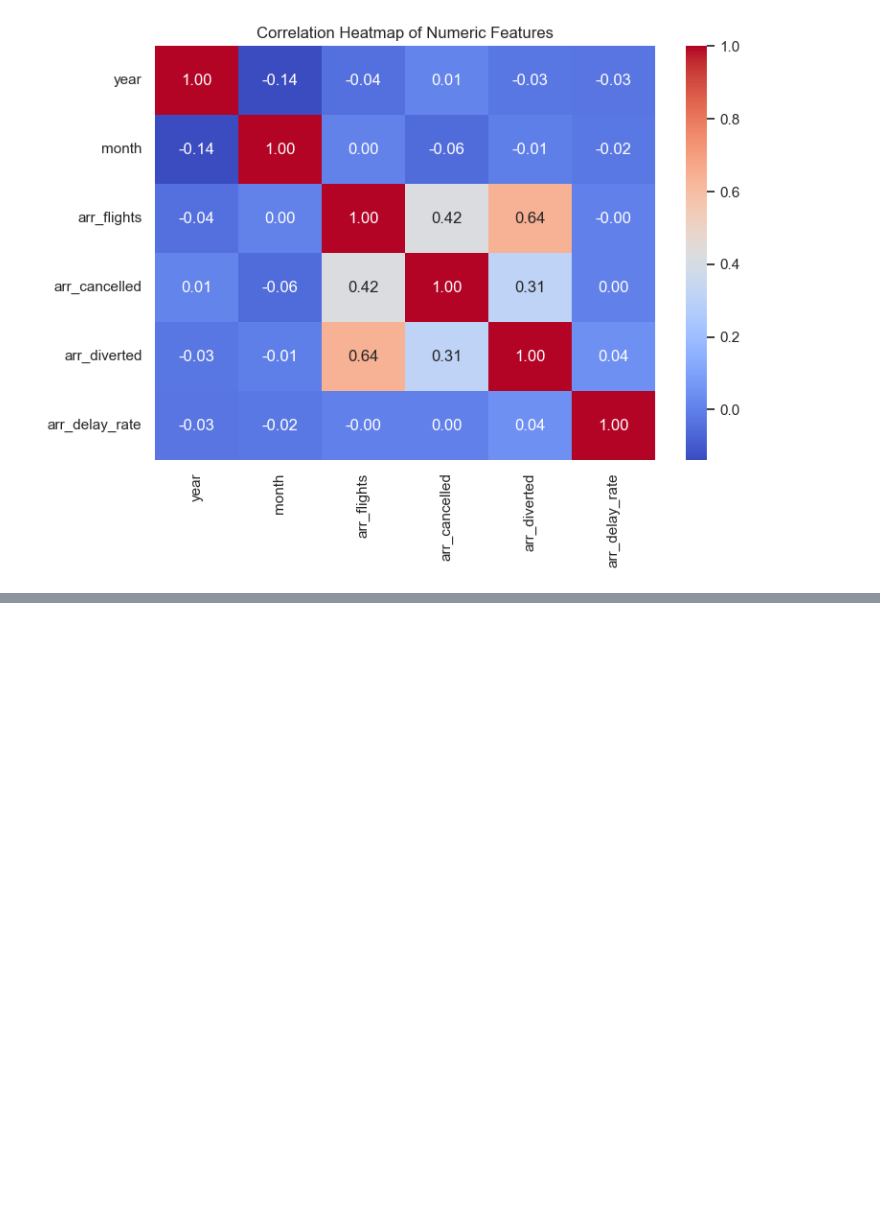
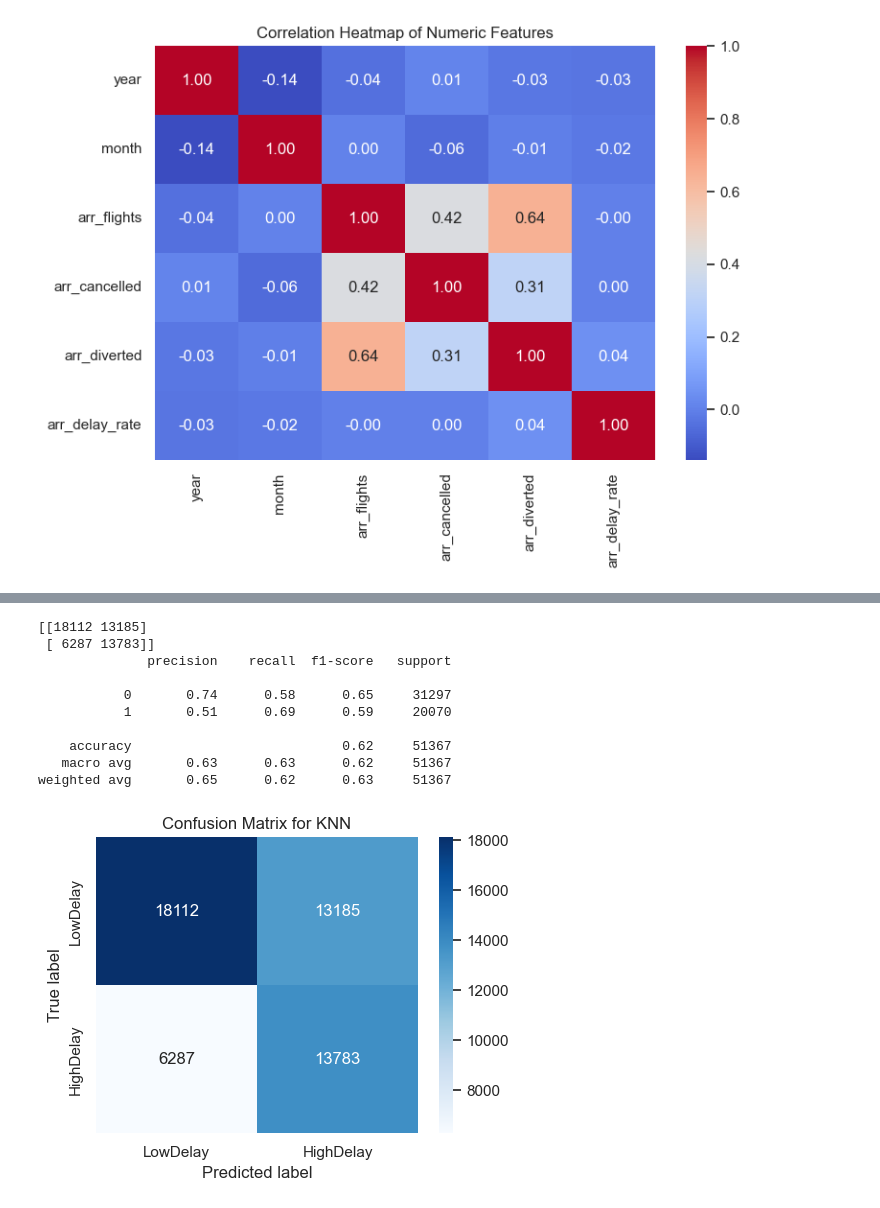
Before and after one commit to aausti25/DS3000-Group-11, a Jupyter notebook: LinearSVC.ipynb, the cells around one changed output, grey strips where cells are left out. Drawn from its saved outputs; the diff is of its cells as text; code cells hidden in the pictures; blank space fills up the shorter version.

```diff
--- a/LinearSVC.ipynb
+++ b/LinearSVC.ipynb
@@ -155,0 +121,52 @@ weighted avg       0.65      0.62      0.62     51367
+# %%
+# Define Linear SVC
+svc = LinearSVC(
+    class_weight="balanced",# to hepp with imbalanced classes
+    max_iter=1000
+)
+
+# Full SVC pipeline
+svc_clf = Pipeline(steps=[
+    ("preprocess", preprocess),
+    ("svc", svc),
+])
+
+# Fit SVC
+svc_clf.fit(X_train, y_train)
+
+
+# Evaluate SVC
+y_pred_svc = svc_clf.predict(X_test)
+
+
+# Visualize confusion matrix (Linear SVC)
+cm = confusion_matrix(y_test, y_pred_svc)
+print(cm)
+print(classification_report(y_test, y_pred_svc))
+# confusion matrix heatmap
+plt.figure(figsize=(5, 4))
+sns.heatmap(
+    cm,
+    annot=True,
+    fmt="d",
+    cmap="Blues",
+    xticklabels=["LowDelay", "HighDelay"],
+    yticklabels=["LowDelay", "HighDelay"]
+)
+plt.xlabel("Predicted label")
+plt.ylabel("True label")
+plt.title("Confusion Matrix for KNN")
+plt.tight_layout()
+plt.show()
+# %% [output]
+[[18112 13185]
+ [ 6287 13783]]
+              precision    recall  f1-score   support
+
+           0       0.74      0.58      0.65     31297
+           1       0.51      0.69      0.59     20070
+
+    accuracy                           0.62     51367
+   macro avg       0.63      0.63      0.62     51367
+weighted avg       0.65      0.62      0.63     51367
+[figure, added]
```
Also changed, not shown: parts of 2 cells of this notebook, 1 other file.
